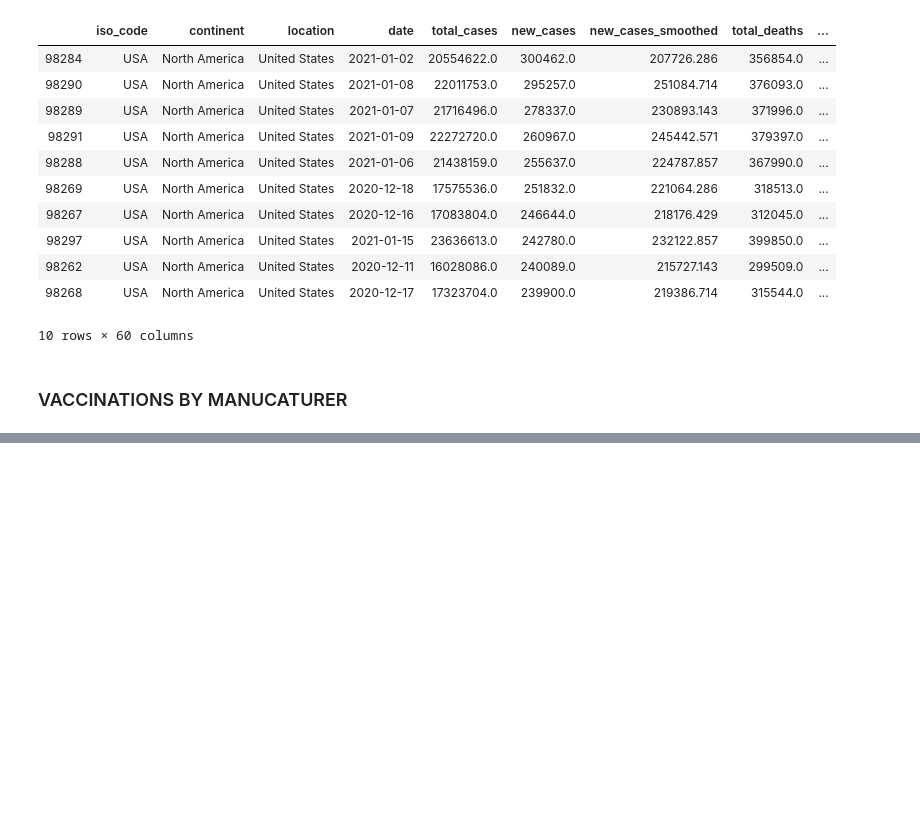
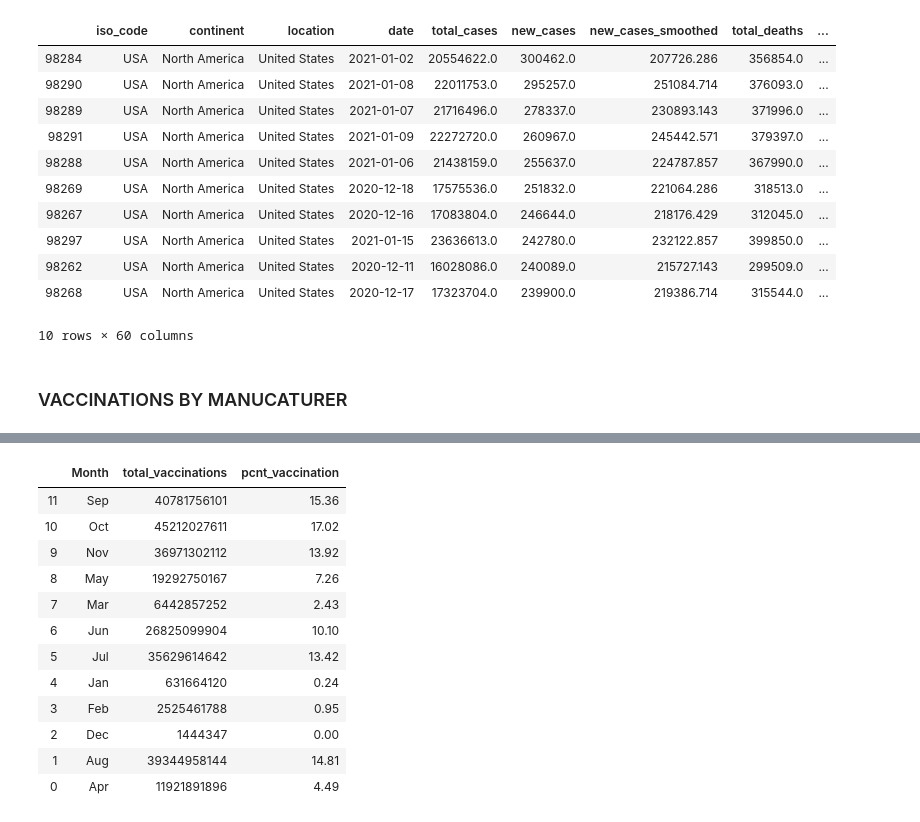
Before and after one commit to gyleodhis/rabetafrica, a Jupyter notebook: dev_book.ipynb, the cells around one changed output, grey strips where cells are left out. Drawn from its saved outputs; the diff is of its cells as text; code cells hidden in the pictures; blank space fills up the shorter version.

```diff
--- a/dev_book.ipynb
+++ b/dev_book.ipynb
@@ -159,0 +157,20 @@ fig_last_30_days_vax()
+# %%
+def df_this_month():
+    vax_by_pcnt = covid_vaccine()[['Month','vaccine','total_vaccinations']].groupby('Month').sum().reset_index()
+    vax_by_pcnt['pcnt_vaccination'] = round(vax_by_pcnt.total_vaccinations * 100 /vax_by_pcnt.total_vaccinations.sum(),2)
+    return vax_by_pcnt.sort_values(['Month'], ascending=[0])
+df_this_month()
+# %% [output]
+|  | Month | total_vaccinations | pcnt_vaccination |
+| 11 | Sep | 40781756101 | 15.36 |
+| 10 | Oct | 45212027611 | 17.02 |
+| 9 | Nov | 36971302112 | 13.92 |
+| 8 | May | 19292750167 | 7.26 |
+| 7 | Mar | 6442857252 | 2.43 |
+| 6 | Jun | 26825099904 | 10.10 |
+| 5 | Jul | 35629614642 | 13.42 |
+| 4 | Jan | 631664120 | 0.24 |
+| 3 | Feb | 2525461788 | 0.95 |
+| 2 | Dec | 1444347 | 0.00 |
+| 1 | Aug | 39344958144 | 14.81 |
+| 0 | Apr | 11921891896 | 4.49 |
```
Also changed, not shown: parts of 12 cells of this notebook, 3 other files.
